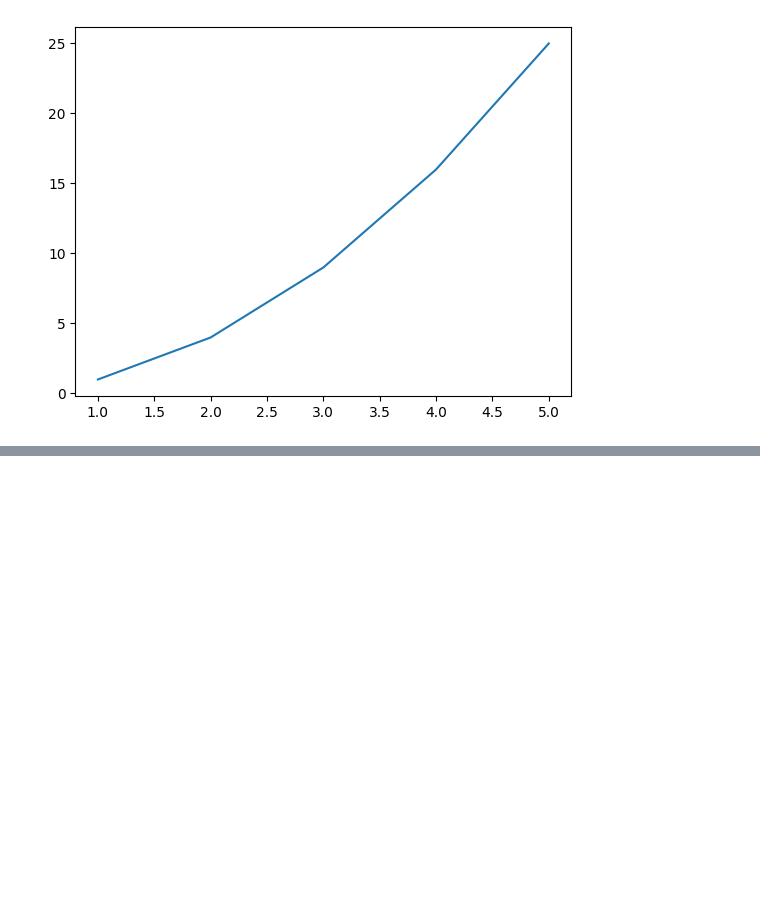
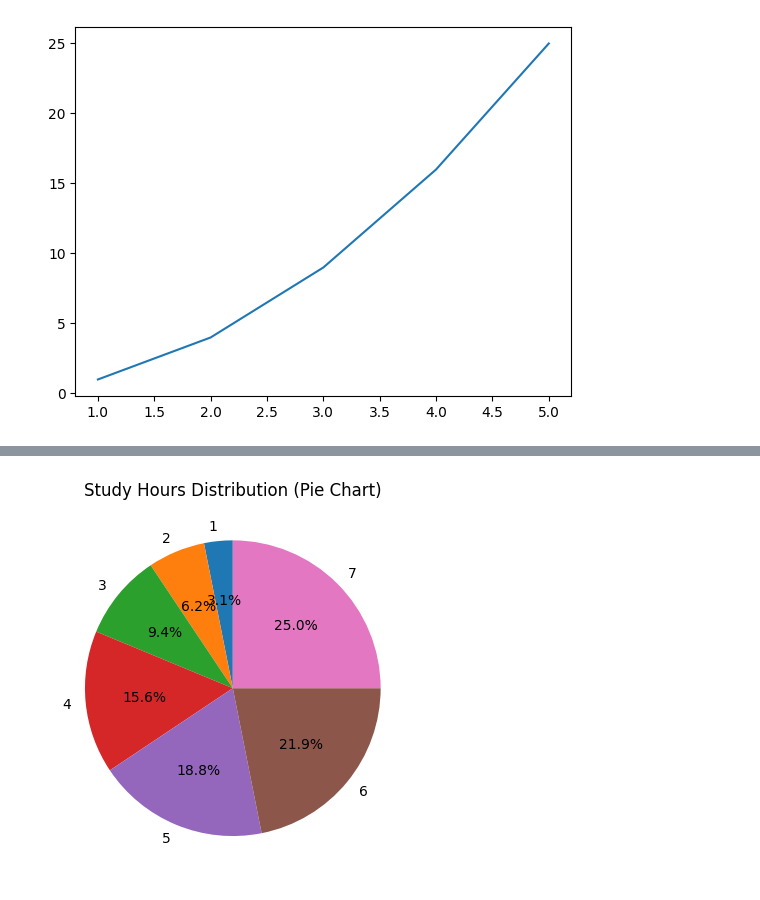
Before and after one commit to BittuKumar26/Machine-learning, a Jupyter notebook: Graph/linear.ipynb, the cells around one changed output, grey strips where cells are left out. Cells and saved outputs as stored; diff of their text form; code cells hidden in the pictures; blank space fills up the shorter version.

```diff
--- a/Graph/linear.ipynb
+++ b/Graph/linear.ipynb
@@ -74,0 +258,7 @@ plt.plot(x,y)
+# %%
+# 5. Pie Chart
+plt.pie(df["Study Hours"], labels=df["Grades"], autopct="%1.1f%%", startangle=90)
+plt.title("Study Hours Distribution (Pie Chart)")
+plt.show()
+# %% [output]
+[figure, added]
```
Also changed, not shown: parts of 18 cells of this notebook, 3 other files.
